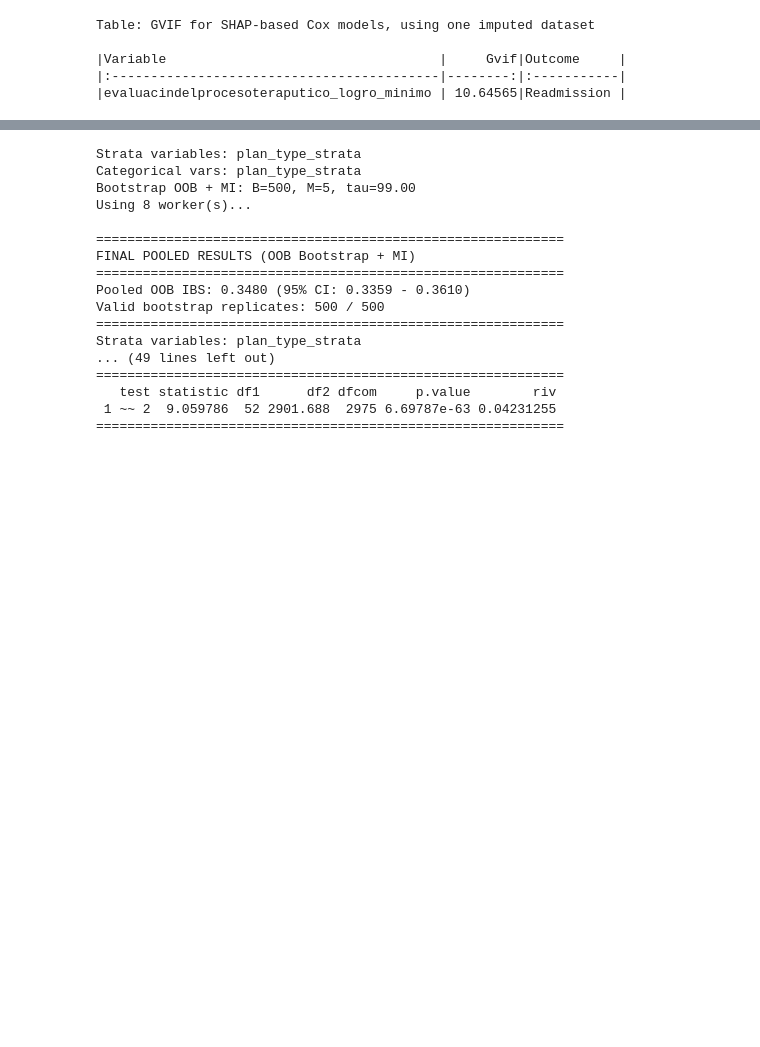
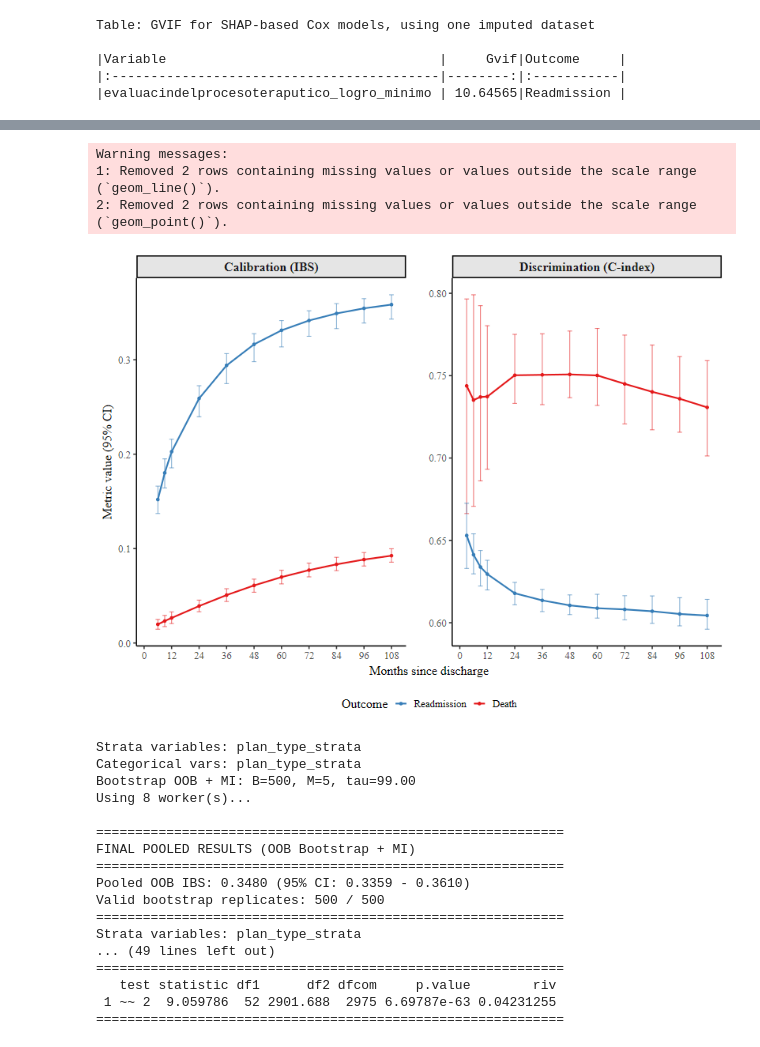
Before and after one commit to FONDECYTACC/cons2025, a Jupyter notebook: prediction22_converted.ipynb, the cells around one changed output, grey strips where cells are left out. Cells and saved outputs as stored; diff of their text form; code cells hidden in the pictures; blank space fills up the shorter version.

Commit message:
updated prediction22 with updated functions, and with only functional form transformation left

```diff
--- a/prediction22_converted.ipynb
+++ b/prediction22_converted.ipynb
@@ -1040,0 +895,10 @@ Surv(readmit_time_from_disch_m, readmit_event) ~ primary_sub_mod_cocaine_paste +
+# %%
+#| label: shap-criteria-run-ev-mi-cv-python-style
+
+results_shap_xgb_py <- evaluate_dual_cox_python_style(
+  formula_readmit = formula_shap_readmit_clean,
+  formula_death = formula_shap_death,
+  imputed_list = py_corrected_datasets,
+  k_folds = 5,
+  eval_times = c(3, 6, 9, 12, 24, 36, 48, 60, 72, 84, 96, 108)
+)
@@ -1041,3 +937,50 @@ Surv(readmit_time_from_disch_m, readmit_event) ~ primary_sub_mod_cocaine_paste +
+# %%
+#| label: shap-criteria-dual-cox-plot-python-style-plot-by-time
+
+tnr <- "Times New Roman"
+set1_colors <- RColorBrewer::brewer.pal(n = 3, name = "Set1") # Set1 has up to 9 colors, but you only need 2
+set1_colors <- rev(set1_colors[1:2])
+
+# Prepare data (ensure proper extraction from results)
+time_metrics <- results_shap_xgb_py$summary %>%
+  filter(Time != "Global") %>%
+  mutate(Time_num = as.numeric(as.character(Time)),
+         # Ensure proper ordering of Risk factors
+         Risk = factor(Risk, levels = c("Readmission", "Death")))
+
+# Split by metric for separate panels or plots
+cindex_data <- time_metrics %>% filter(Metric == "Uno's C-Index")
+ibs_data <- time_metrics %>% filter(Metric == "IBS")
+
+
+p_faceted <- time_metrics %>%
+  mutate(Metric = ifelse(Metric == "Uno's C-Index", "Discrimination (C-index)", "Calibration (IBS)")) %>%
+  ggplot(aes(x = Time_num, y = mean, color = Risk, fill = Risk)) +
+  geom_line(linewidth = 1) +
+  geom_point(size = 1.5) +
+  geom_errorbar(aes(ymin = q025, ymax = q975), width = 2, alpha = 0.6, size = 0.5) +
+  facet_wrap(~Metric, scales = "free_y", ncol = 2) +
+  scale_color_manual(values = set1_colors) +
+  scale_fill_manual(values = set1_colors) +
+  scale_x_continuous(breaks = seq(0, 108, by = 12)) +
+  labs(x = "Months since discharge",
+       y = "Metric value (95% CI)",
+       color = "Outcome",
+       fill = "Outcome") +
+  theme_classic(base_size = 16, base_family= tnr) +
+  theme(legend.position = "bottom",
+        strip.background = element_rect(fill = "grey90", color = "black"),
+        strip.text = element_text(face = "bold", size = 16),
+        panel.spacing = unit(2, "lines"))
+
+p_faceted
+# %% [output]
+Warning messages:
+1: Removed 2 rows containing missing values or values outside the scale range
+(`geom_line()`).
+2: Removed 2 rows containing missing values or values outside the scale range
+(`geom_point()`).
+[figure, added]
 # %%
 #| label: shap-criteria2
 
```
Also changed, not shown: parts of 44 cells of this notebook.
